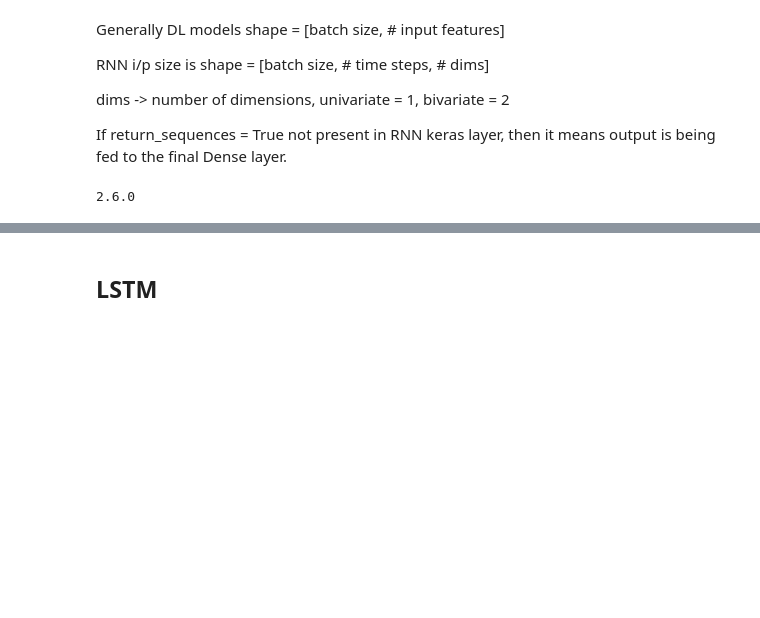
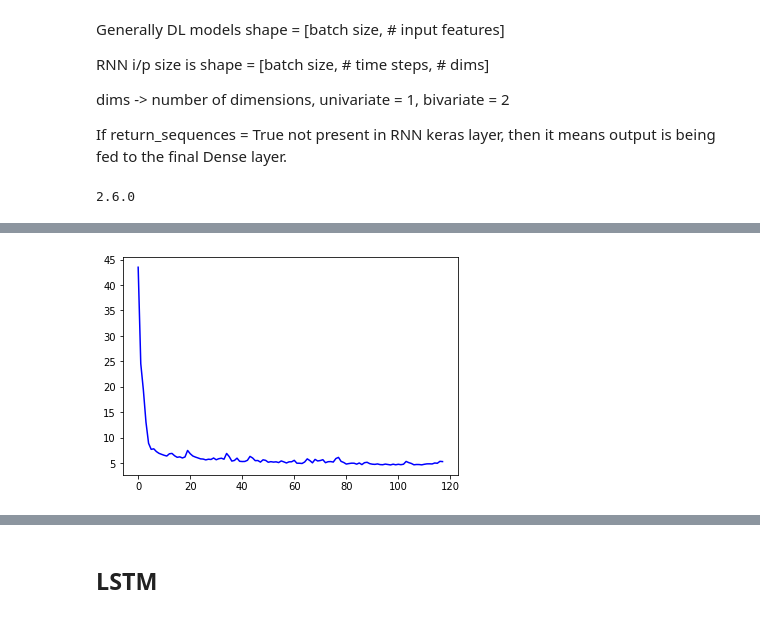
Before and after one commit to hrisav/tensorflow-developer, a Jupyter notebook: C4_Sequences_Time Series_Prediction/D_Week_3.ipynb, the cells around one changed output, grey strips where cells are left out. Drawn from its saved outputs; the diff is of its cells as text; code cells hidden in the pictures; blank space fills up the shorter version.

```diff
--- a/C4_Sequences_Time Series_Prediction/D_Week_3.ipynb
+++ b/C4_Sequences_Time Series_Prediction/D_Week_3.ipynb
@@ -159,0 +230,7 @@ Epoch 400/400
+# %%
+loss = history.history['loss']
+epochs = range(len(loss))
+plt.plot(epochs, loss, 'b', label='Training Loss')
+plt.show()
+# %% [output]
+[figure, added]
```
Also changed, not shown: parts of 29 cells of this notebook.
